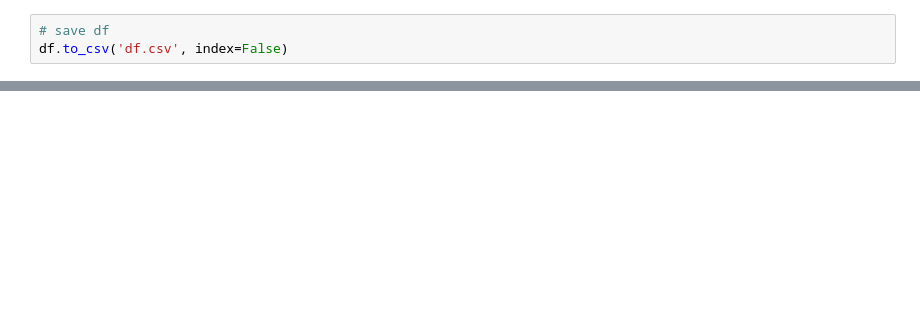
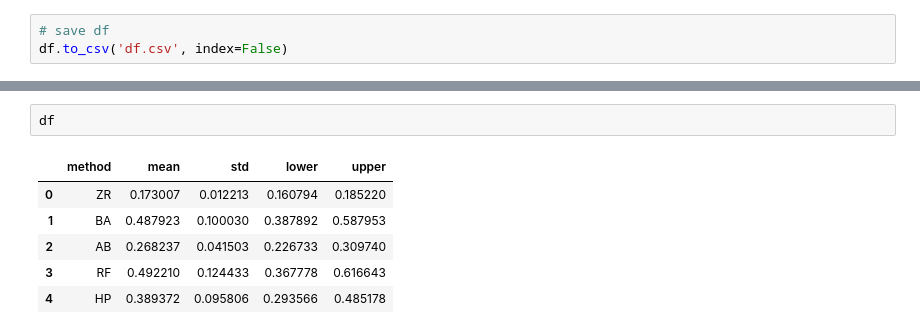
Before and after one commit to Lorenzuou/trabalho-IA, a Jupyter notebook: 1.ipynb, the cells around one changed output, grey strips where cells are left out. Saved outputs shown, nothing was run; the diff lists cells and outputs as text; blank space fills up the shorter version.

```diff
--- a/1.ipynb
+++ b/1.ipynb
@@ -386,0 +380,9 @@ You can try to debug the error by setting error_score='raise'.
+# %%
+df
+# %% [output]
+|  | method | mean | std | lower | upper |
+| 0 | ZR | 0.173007 | 0.012213 | 0.160794 | 0.185220 |
+| 1 | BA | 0.487923 | 0.100030 | 0.387892 | 0.587953 |
+| 2 | AB | 0.268237 | 0.041503 | 0.226733 | 0.309740 |
+| 3 | RF | 0.492210 | 0.124433 | 0.367778 | 0.616643 |
+| 4 | HP | 0.389372 | 0.095806 | 0.293566 | 0.485178 |
```
Also changed, not shown: parts of 8 cells of this notebook, 3 other files.
